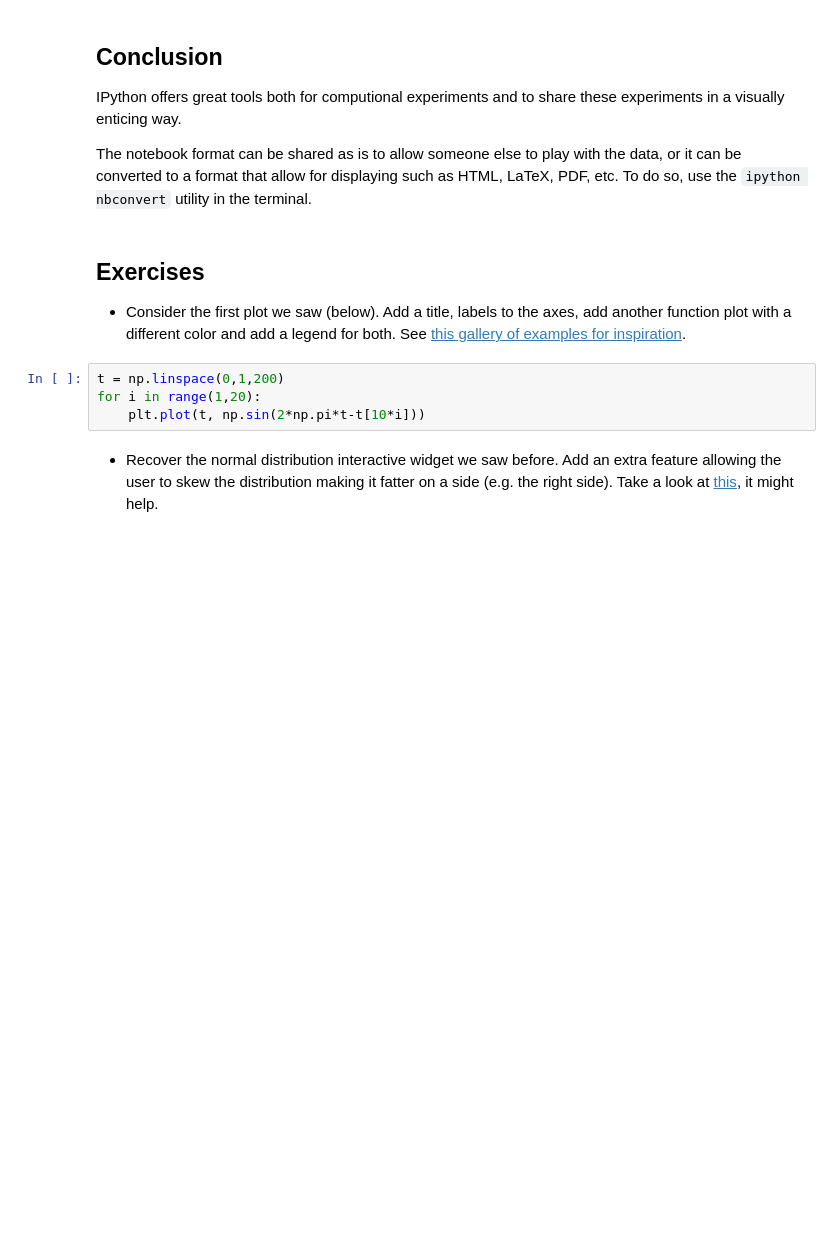
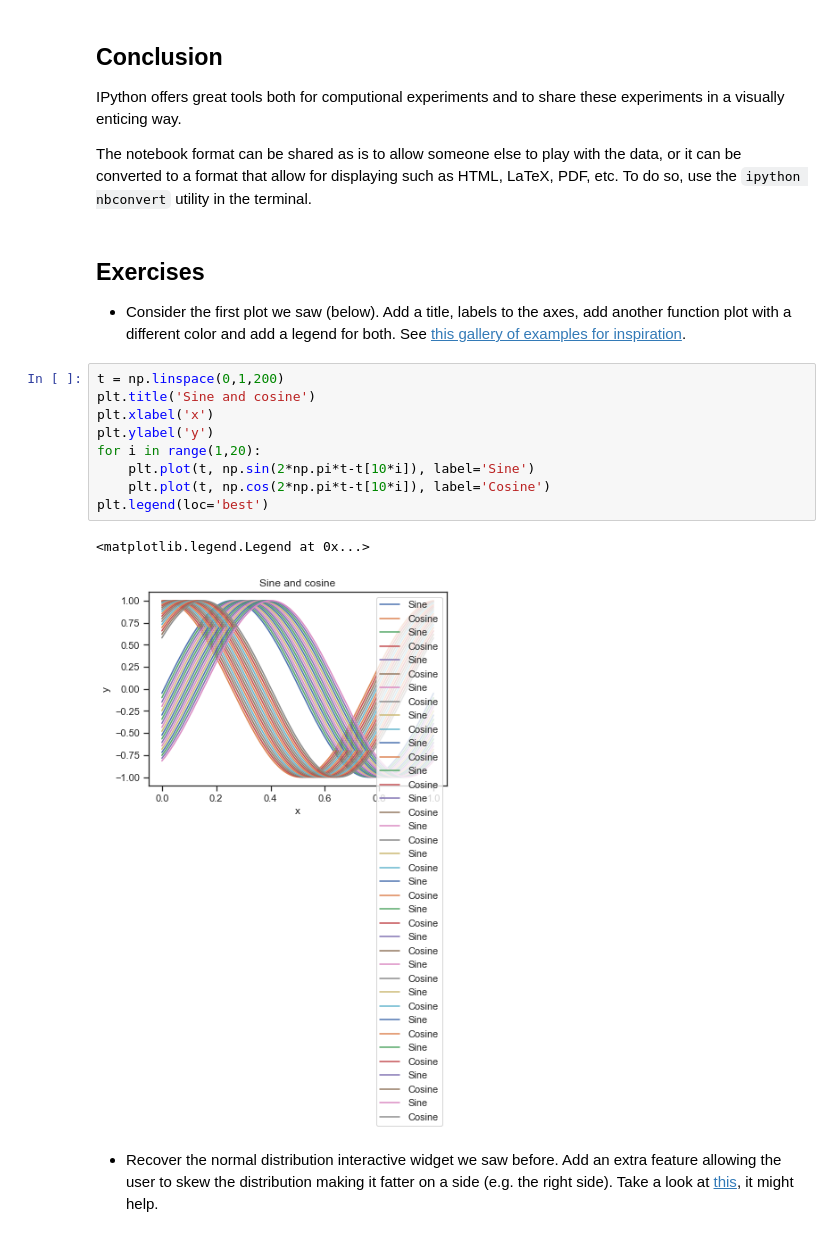
Before and after one commit to Gondolav/2019, a Jupyter notebook: Tutorials/00 - Intro to Tools/Intro to Jupyter Notebooks.ipynb, the cells around one changed output. Drawn from its saved outputs; the diff is of its cells as text; blank space fills up the shorter version.

```diff
--- a/Tutorials/00 - Intro to Tools/Intro to Jupyter Notebooks.ipynb
+++ b/Tutorials/00 - Intro to Tools/Intro to Jupyter Notebooks.ipynb
@@ -452,8 +416,16 @@ The notebook format can be shared as is to allow someone else to play with the d
 * Consider the first plot we saw (below). Add a title, labels to the axes, add another function plot with a different color and add a legend for both. See [this gallery of examples for inspiration](https://matplotlib.org/gallery.html).
 # %%
 t = np.linspace(0,1,200)
+plt.title('Sine and cosine')
+plt.xlabel('x')
+plt.ylabel('y')
 for i in range(1,20):
-    plt.plot(t, np.sin(2*np.pi*t-t[10*i]))
+    plt.plot(t, np.sin(2*np.pi*t-t[10*i]), label='Sine')
+    plt.plot(t, np.cos(2*np.pi*t-t[10*i]), label='Cosine')
+plt.legend(loc='best')
+# %% [output]
+<matplotlib.legend.Legend at 0x...>
+[figure, added]
 # %% [markdown]
 * Recover the normal distribution interactive widget we saw before. Add an extra feature allowing the user to skew the distribution making it fatter on a side (e.g. the right side). Take a look at [this](https://docs.scipy.org/doc/scipy/reference/generated/scipy.stats.skewnorm.html), it might help.
 # %%
```
Also changed, not shown: parts of 6 cells of this notebook, 6 other files.
